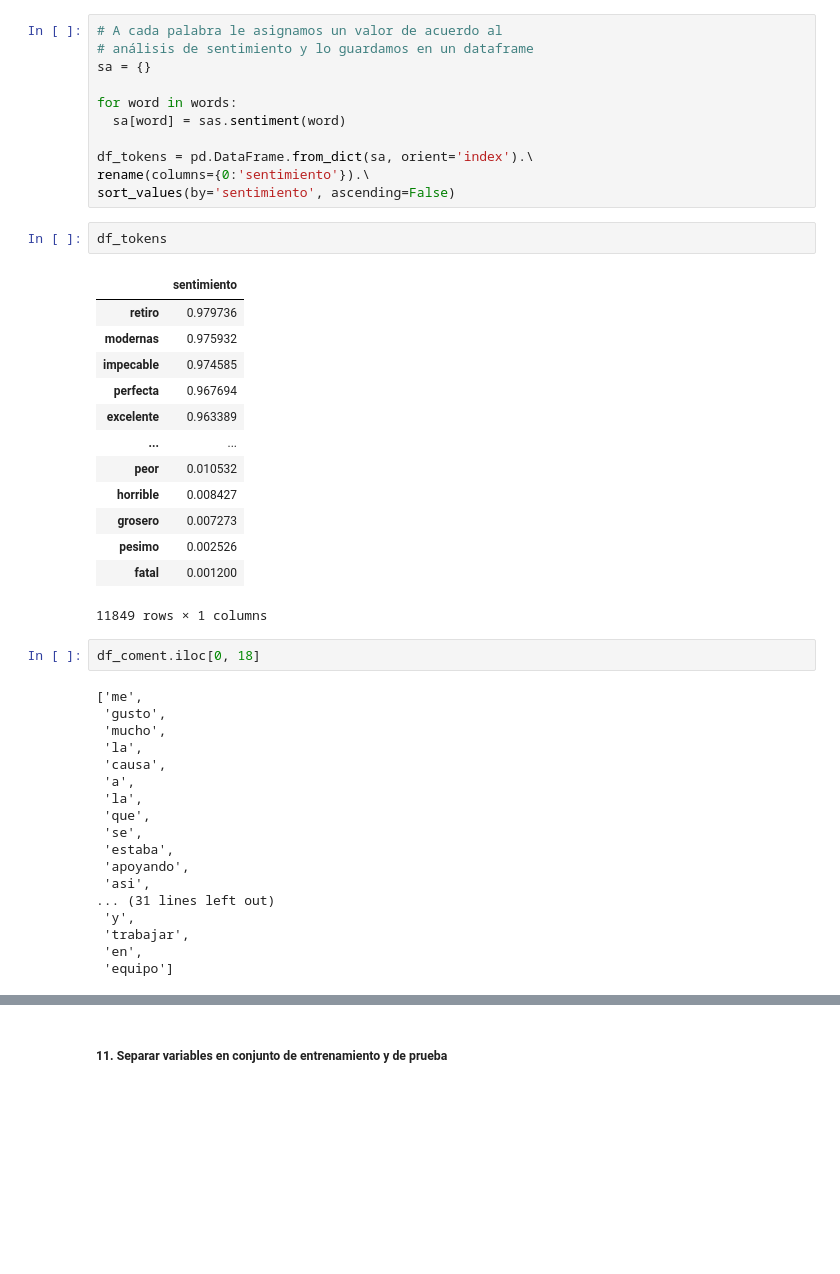
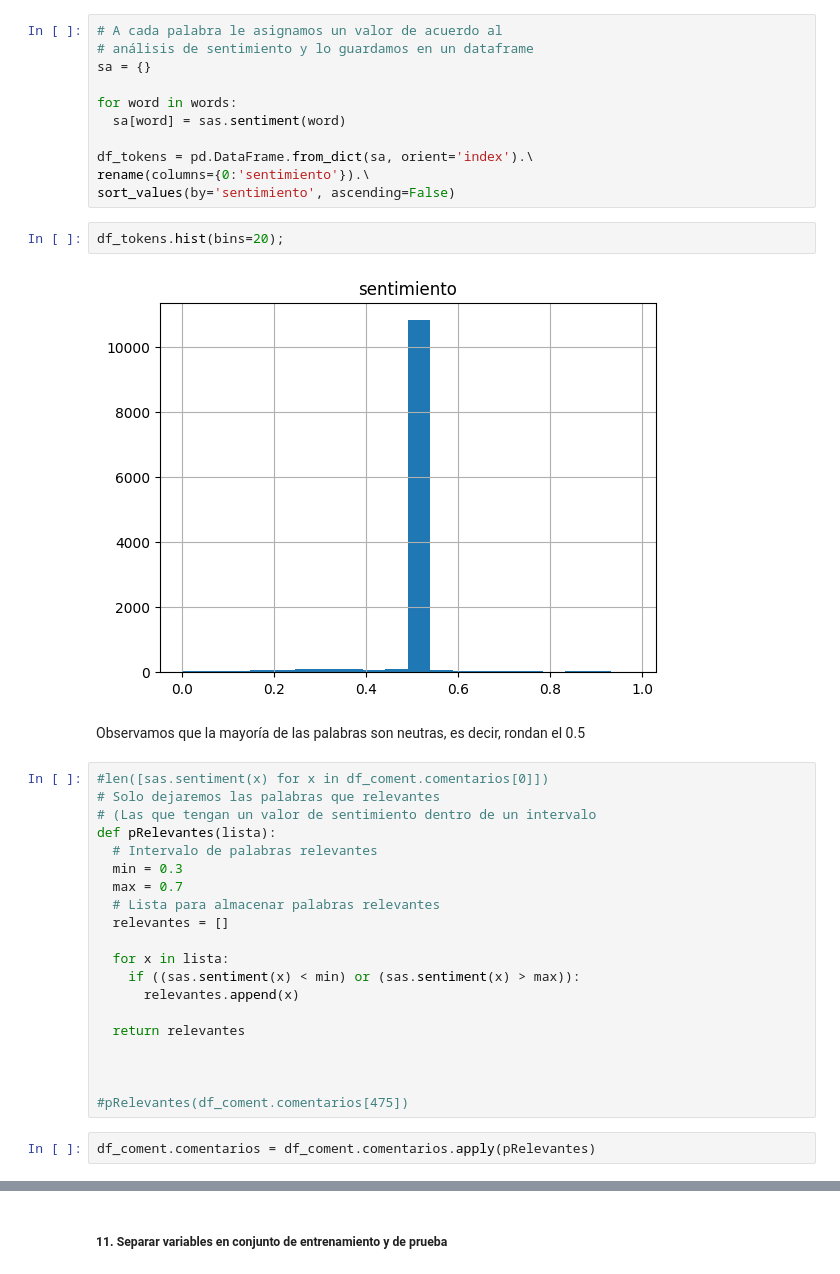
Before and after one commit to EstebanPerez25/ACD-Modelo_predictivo_de_satisfacion, a Jupyter notebook: Modelo_predictivo_de_satisfacción.ipynb, the cells around one changed output, grey strips where cells are left out. Drawn from its saved outputs; the diff is of its cells as text; blank space fills up the shorter version.

```diff
--- a/Modelo_predictivo_de_satisfacción.ipynb
+++ b/Modelo_predictivo_de_satisfacción.ipynb
@@ -912,40 +936,32 @@ for word in words:
 df_tokens = pd.DataFrame.from_dict(sa, orient='index').\
 rename(columns={0:'sentimiento'}).\
 sort_values(by='sentimiento', ascending=False)
-# %%
-df_tokens
-# %% [output]
-|  | sentimiento |
-| retiro | 0.979736 |
-| modernas | 0.975932 |
-| impecable | 0.974585 |
-| perfecta | 0.967694 |
-| excelente | 0.963389 |
-| ... | ... |
-| peor | 0.010532 |
-| horrible | 0.008427 |
-| grosero | 0.007273 |
-| pesimo | 0.002526 |
-| fatal | 0.001200 |
-11849 rows × 1 columns
-# %%
-df_coment.iloc[0, 18]
-# %% [output]
-['me',
- 'gusto',
- 'mucho',
- 'la',
- 'causa',
- 'a',
- 'la',
- 'que',
- 'se',
- 'estaba',
- 'apoyando',
- 'asi',
-... (31 lines left out)
- 'y',
- 'trabajar',
- 'en',
- 'equipo']
+# %%
+df_tokens.hist(bins=20);
+# %% [output]
+[figure, added]
+# %% [markdown]
+Observamos que la mayoría de las palabras son neutras, es decir, rondan el 0.5
+# %%
+#len([sas.sentiment(x) for x in df_coment.comentarios[0]])
+# Solo dejaremos las palabras que relevantes
+# (Las que tengan un valor de sentimiento dentro de un intervalo
+def pRelevantes(lista):
+  # Intervalo de palabras relevantes
+  min = 0.3
+  max = 0.7
+  # Lista para almacenar palabras relevantes
+  relevantes = []
+
+  for x in lista:
+    if ((sas.sentiment(x) < min) or (sas.sentiment(x) > max)):
+      relevantes.append(x)
+
+  return relevantes
+
+
+
+#pRelevantes(df_coment.comentarios[475])
+# %%
+df_coment.comentarios = df_coment.comentarios.apply(pRelevantes)
 # %%
```
Also changed, not shown: parts of 13 cells of this notebook.
